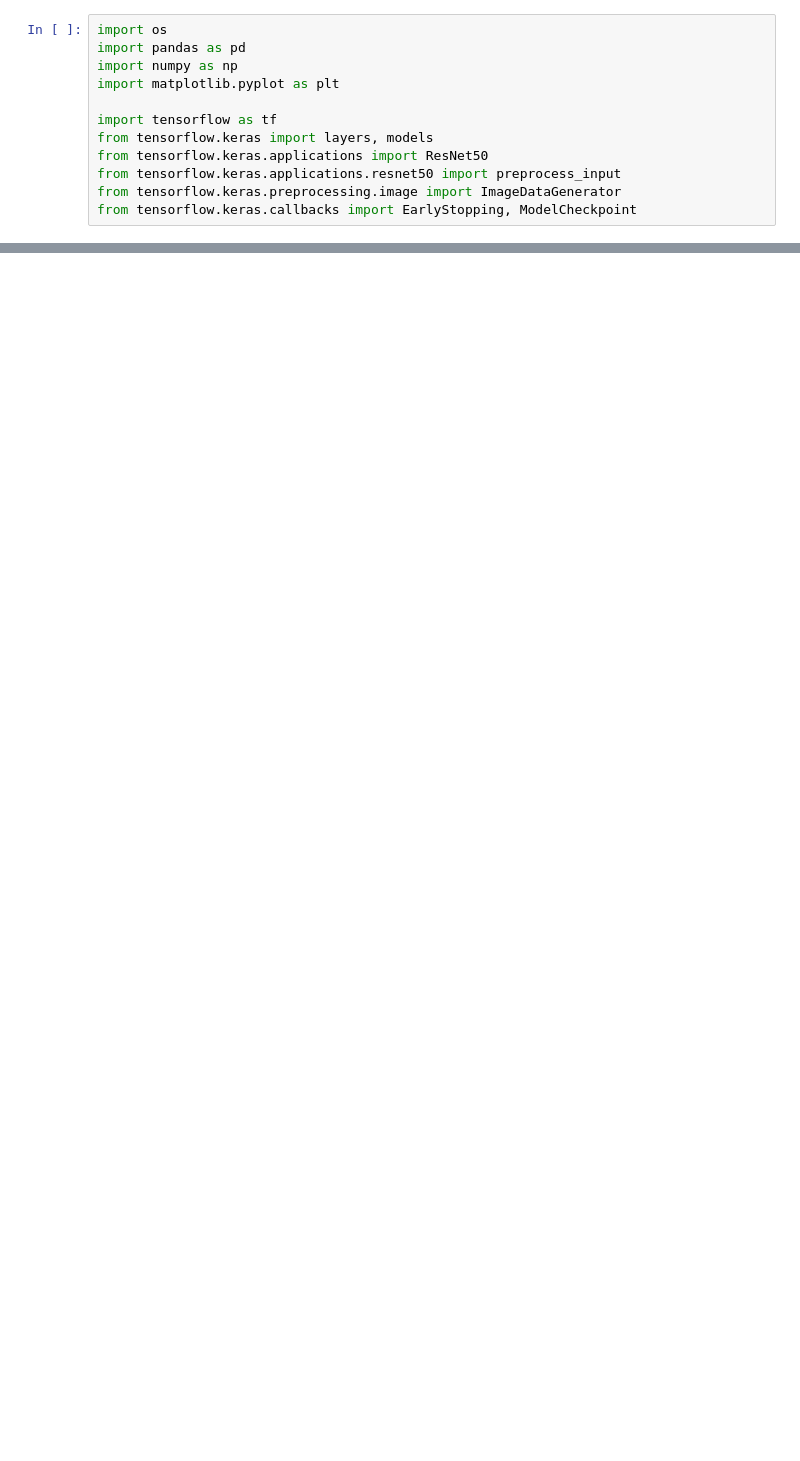
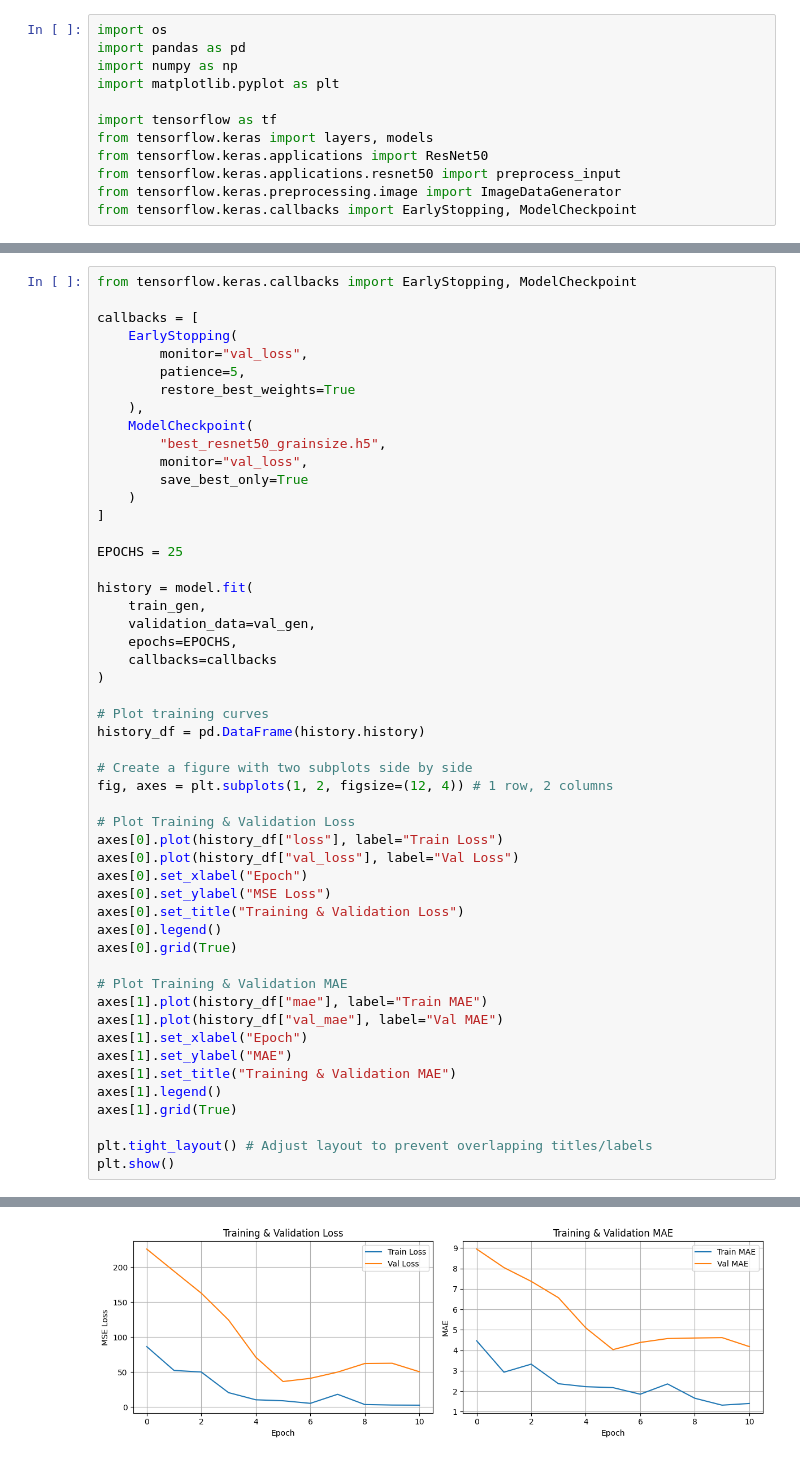
Before and after one commit to Srish-ty/resnet-SEM-microstructure-predictor, a Jupyter notebook: Grain_size_predictior_using_SEM.ipynb, the cells around one changed output, grey strips where cells are left out. Drawn from its saved outputs; the diff is of its cells as text; blank space fills up the shorter version.

```diff
--- a/Grain_size_predictior_using_SEM.ipynb
+++ b/Grain_size_predictior_using_SEM.ipynb
@@ -113,0 +335,52 @@ Sheet: 'result_9'  -> sample_id used for matching: '9'
+# %%
+from tensorflow.keras.callbacks import EarlyStopping, ModelCheckpoint
+
+callbacks = [
+    EarlyStopping(
+        monitor="val_loss",
+        patience=5,
+        restore_best_weights=True
+    ),
+    ModelCheckpoint(
+        "best_resnet50_grainsize.h5",
+        monitor="val_loss",
+        save_best_only=True
+    )
+]
+
+EPOCHS = 25
+
+history = model.fit(
+    train_gen,
+    validation_data=val_gen,
+    epochs=EPOCHS,
+    callbacks=callbacks
+)
+
+# Plot training curves
+history_df = pd.DataFrame(history.history)
+
+# Create a figure with two subplots side by side
+fig, axes = plt.subplots(1, 2, figsize=(12, 4)) # 1 row, 2 columns
+
+# Plot Training & Validation Loss
+axes[0].plot(history_df["loss"], label="Train Loss")
+axes[0].plot(history_df["val_loss"], label="Val Loss")
+axes[0].set_xlabel("Epoch")
+axes[0].set_ylabel("MSE Loss")
+axes[0].set_title("Training & Validation Loss")
+axes[0].legend()
+axes[0].grid(True)
+
+# Plot Training & Validation MAE
+axes[1].plot(history_df["mae"], label="Train MAE")
+axes[1].plot(history_df["val_mae"], label="Val MAE")
+axes[1].set_xlabel("Epoch")
+axes[1].set_ylabel("MAE")
+axes[1].set_title("Training & Validation MAE")
+axes[1].legend()
+axes[1].grid(True)
+
+plt.tight_layout() # Adjust layout to prevent overlapping titles/labels
+plt.show()
+# %% [output]
@@ -113,0 +421 @@ Sheet: 'result_9'  -> sample_id used for matching: '9'
+[figure, added]
```
Also changed, not shown: parts of 11 cells of this notebook, 1 other file.
